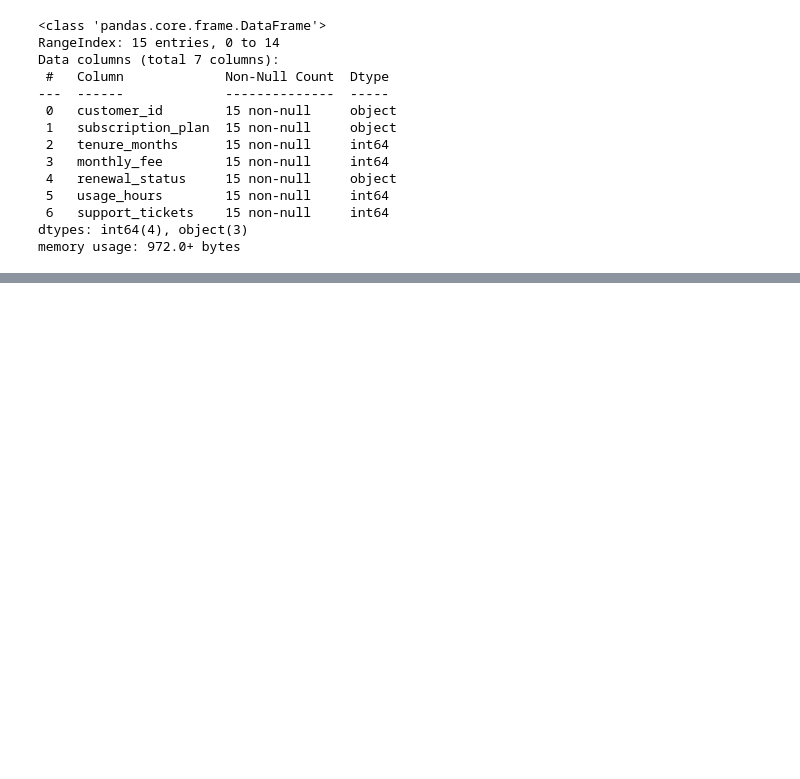
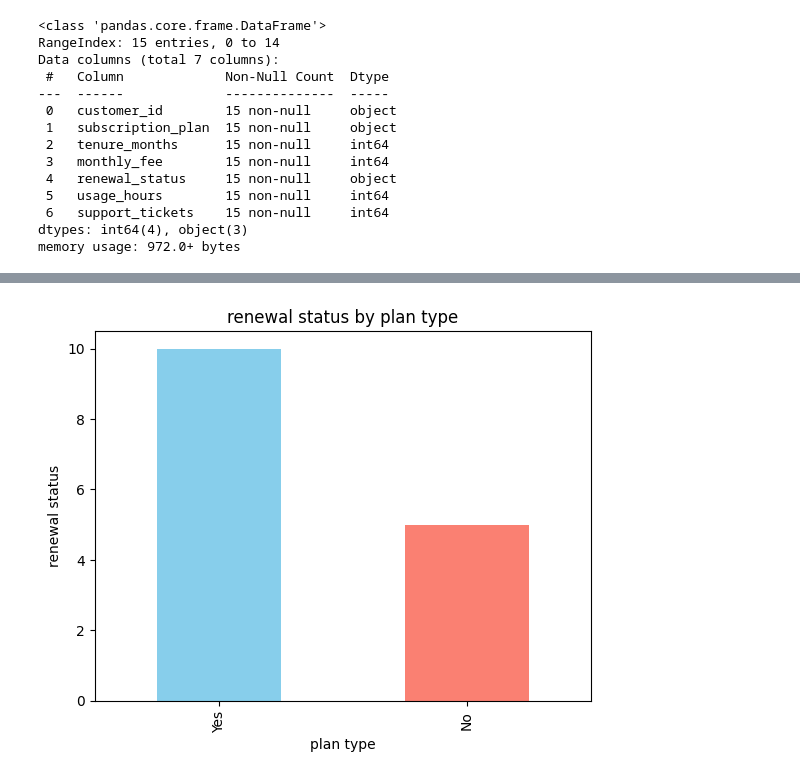
Before and after one commit to sk2337138-cyber/online-subscription-eda, a Jupyter notebook: project.ipynb, the cells around one changed output, grey strips where cells are left out. Drawn from its saved outputs; the diff is of its cells as text; code cells hidden in the pictures; blank space fills up the shorter version.

```diff
--- a/project.ipynb
+++ b/project.ipynb
@@ -43,0 +83,9 @@ df.describe()
+# %%
+plt.figure()
+renewal_counts.plot(kind='bar', color=['skyblue', 'salmon'])
+plt.title("renewal status by plan type")
+plt.xlabel("plan type")
+plt.ylabel("renewal status")
+plt.show()
+# %% [output]
+[figure, added]
```
Also changed, not shown: parts of 8 cells of this notebook.
